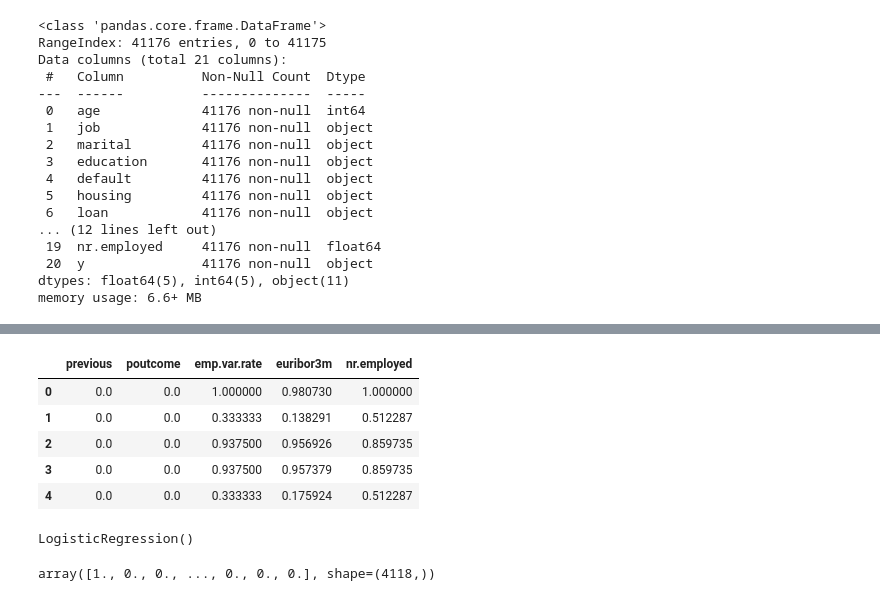
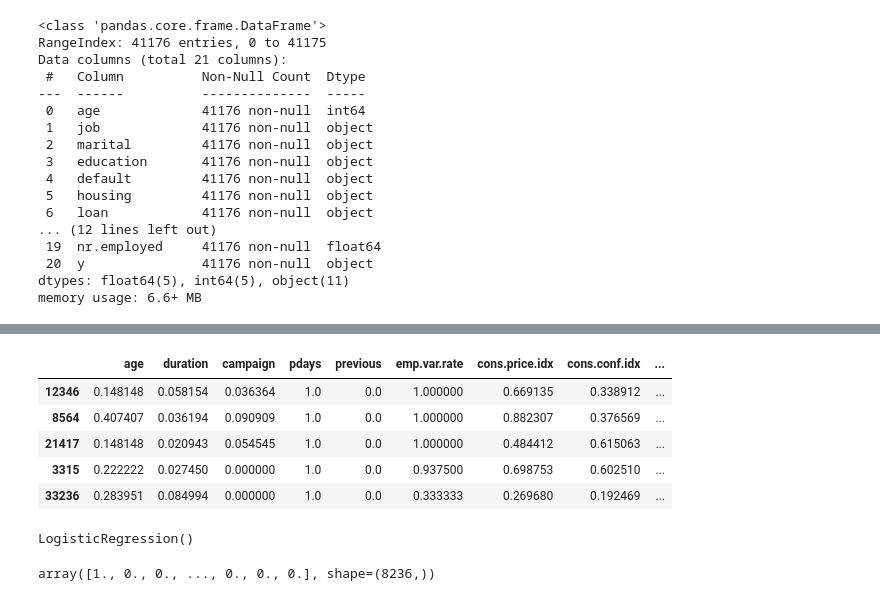
Before and after one commit to sopasoup/regresion-logistica, a Jupyter notebook: src/explore.ipynb, the cells around one changed output, grey strips where cells are left out. Saved outputs shown, nothing was run; the diff lists cells and outputs as text; code cells hidden in the pictures.

```diff
--- a/src/explore.ipynb
+++ b/src/explore.ipynb
@@ -99,24 +113,24 @@ df_scaler
 # %%
 from sklearn.model_selection import train_test_split
 
-X = df_scaler.drop("y", axis = 1)
-y = df_scaler["y"]
+X = df_escalado.drop('y_n',axis = 1)
+y = df_escalado['y_n']
 
-X_train, X_test, y_train, y_test = train_test_split(X, y, test_size = 0.1, random_state = 42)
+X_train, X_test, y_train, y_test = train_test_split(X,y,test_size=0.2, random_state=42)
+
+X_train.head()
+# %% [output]
+|  | age | duration | campaign | pdays | previous | emp.var.rate | cons.price.idx | cons.conf.idx | ... |
+| 12346 | 0.148148 | 0.058154 | 0.036364 | 1.0 | 0.0 | 1.000000 | 0.669135 | 0.338912 | ... |
+| 8564 | 0.407407 | 0.036194 | 0.090909 | 1.0 | 0.0 | 1.000000 | 0.882307 | 0.376569 | ... |
+| 21417 | 0.148148 | 0.020943 | 0.054545 | 1.0 | 0.0 | 1.000000 | 0.484412 | 0.615063 | ... |
+| 3315 | 0.222222 | 0.027450 | 0.000000 | 1.0 | 0.0 | 0.937500 | 0.698753 | 0.602510 | ... |
+| 33236 | 0.283951 | 0.084994 | 0.000000 | 1.0 | 0.0 | 0.333333 | 0.269680 | 0.192469 | ... |
 # %%
 from sklearn.feature_selection import chi2, SelectKBest
 
-selection_model = SelectKBest(chi2, k = 5)
-selection_model.fit(X_train, y_train)
+selection_model = SelectKBest(chi2,k=8)
+selection_model.fit(X_train,y_train)
 ix = selection_model.get_support()
-X_train_sel = pd.DataFrame(selection_model.transform(X_train), columns = X_train.columns.values[ix])
-X_test_sel = pd.DataFrame(selection_model.transform(X_test), columns = X_test.columns.values[ix])
-
-X_train_sel.head()
+X_train_sel = pd.DataFrame(selection_model.transform(X_train),columns = X_train.columns.values[ix])
+X_test_sel = pd.DataFrame(selection_model.transform(X_test),columns = X_test.columns.values[ix])
-# %% [output]
-|  | previous | poutcome | emp.var.rate | euribor3m | nr.employed |
-| 0 | 0.0 | 0.0 | 1.000000 | 0.980730 | 1.000000 |
-| 1 | 0.0 | 0.0 | 0.333333 | 0.138291 | 0.512287 |
-| 2 | 0.0 | 0.0 | 0.937500 | 0.956926 | 0.859735 |
-| 3 | 0.0 | 0.0 | 0.937500 | 0.957379 | 0.859735 |
-| 4 | 0.0 | 0.0 | 0.333333 | 0.175924 | 0.512287 |
@@ -133,9 +142,9 @@ model.fit(X_train, y_train)
 # %% [output]
 LogisticRegression()
 # %%
-y_pred = model.predict(X_test)
+y_pred = model.predict(X_test_sel)
 y_pred
 # %% [output]
-array([1., 0., 0., ..., 0., 0., 0.], shape=(4118,))
+array([1., 0., 0., ..., 0., 0., 0.], shape=(8236,))
 # %%
 from sklearn.metrics import accuracy_score
```
Also changed, not shown: parts of 8 cells of this notebook, 1 other file.
